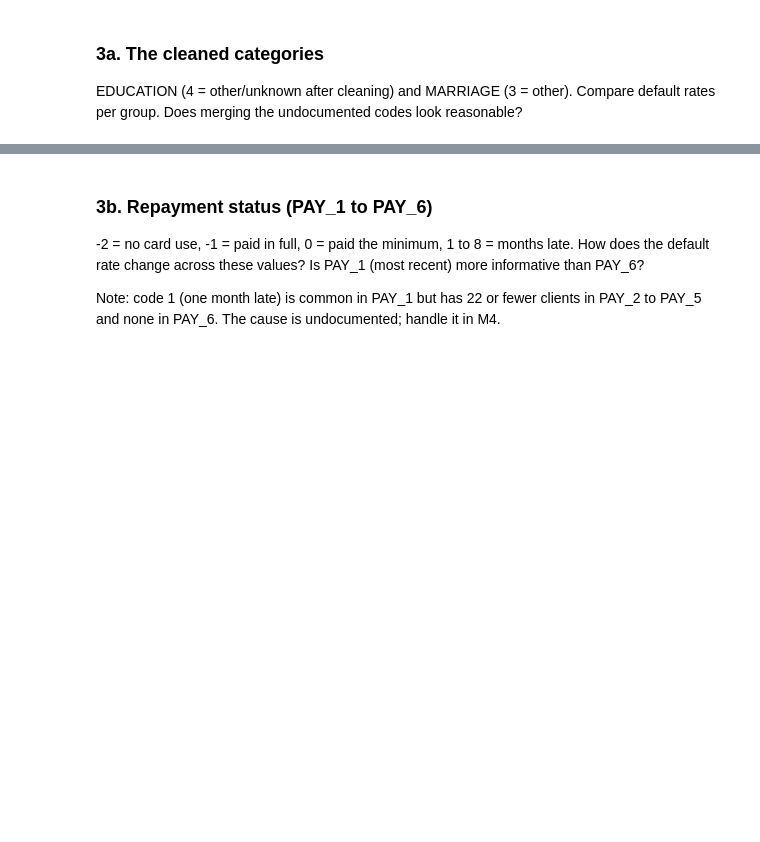
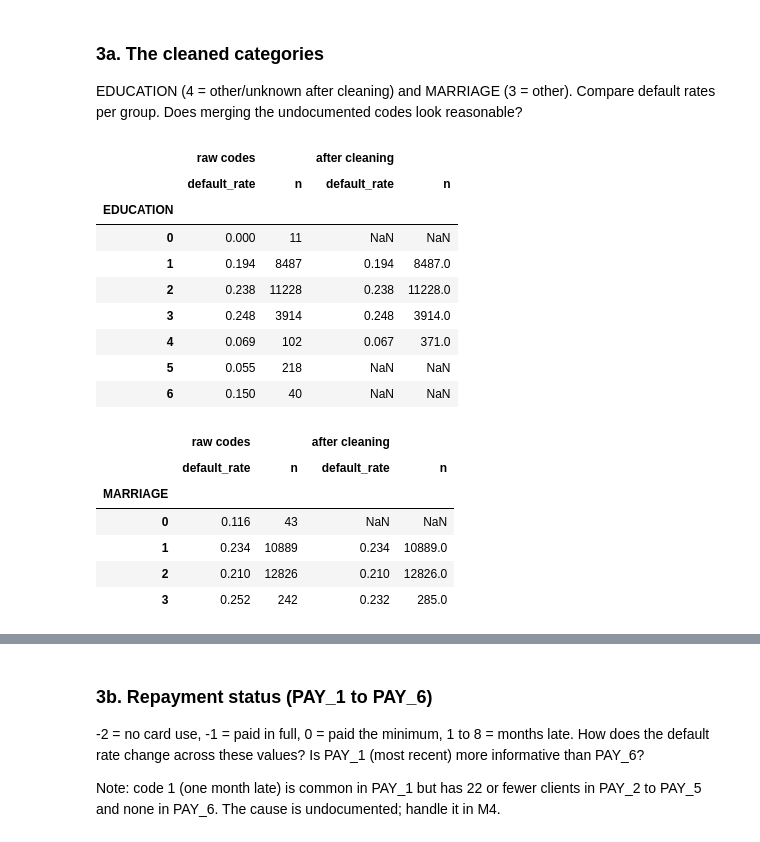
Before and after one commit to iangault/credit-default-risk, a Jupyter notebook: notebooks/01-eda.ipynb, the cells around one changed output, grey strips where cells are left out. Saved outputs shown, nothing was run; the diff lists cells and outputs as text; code cells hidden in the pictures; blank space fills up the shorter version.

```diff
--- a/notebooks/01-eda.ipynb
+++ b/notebooks/01-eda.ipynb
@@ -159,3 +197,29 @@ alt.layer(bars, overall, data=rates).properties(width=180, height=140).facet(
 
 EDUCATION (4 = other/unknown after cleaning) and MARRIAGE (3 = other).
 Compare default rates per group. Does merging the undocumented codes look reasonable?
+# %%
+raw = load_raw(load_config(default_config_path()))
+raw_train = raw[raw["ID"].isin(train["ID"])]  # training clients only, before cleaning
+
+for col in ["EDUCATION", "MARRIAGE"]:
+    before = raw_train.groupby(col)[RAW_TARGET].agg(default_rate="mean", n="size")
+    after = train.groupby(col)[TARGET].agg(default_rate="mean", n="size")
+    display(pd.concat({"raw codes": before, "after cleaning": after}, axis=1).round(3))
+# %% [output]
+|  | raw codes |  | after cleaning |  |
+|  | default_rate | n | default_rate | n |
+| EDUCATION |  |  |  |  |
+| 0 | 0.000 | 11 | NaN | NaN |
+| 1 | 0.194 | 8487 | 0.194 | 8487.0 |
+| 2 | 0.238 | 11228 | 0.238 | 11228.0 |
+| 3 | 0.248 | 3914 | 0.248 | 3914.0 |
+| 4 | 0.069 | 102 | 0.067 | 371.0 |
+| 5 | 0.055 | 218 | NaN | NaN |
+| 6 | 0.150 | 40 | NaN | NaN |
+|  | raw codes |  | after cleaning |  |
+|  | default_rate | n | default_rate | n |
+| MARRIAGE |  |  |  |  |
+| 0 | 0.116 | 43 | NaN | NaN |
+| 1 | 0.234 | 10889 | 0.234 | 10889.0 |
+| 2 | 0.210 | 12826 | 0.210 | 12826.0 |
+| 3 | 0.252 | 242 | 0.232 | 285.0 |
```
Also changed, not shown: parts of 18 cells of this notebook.
